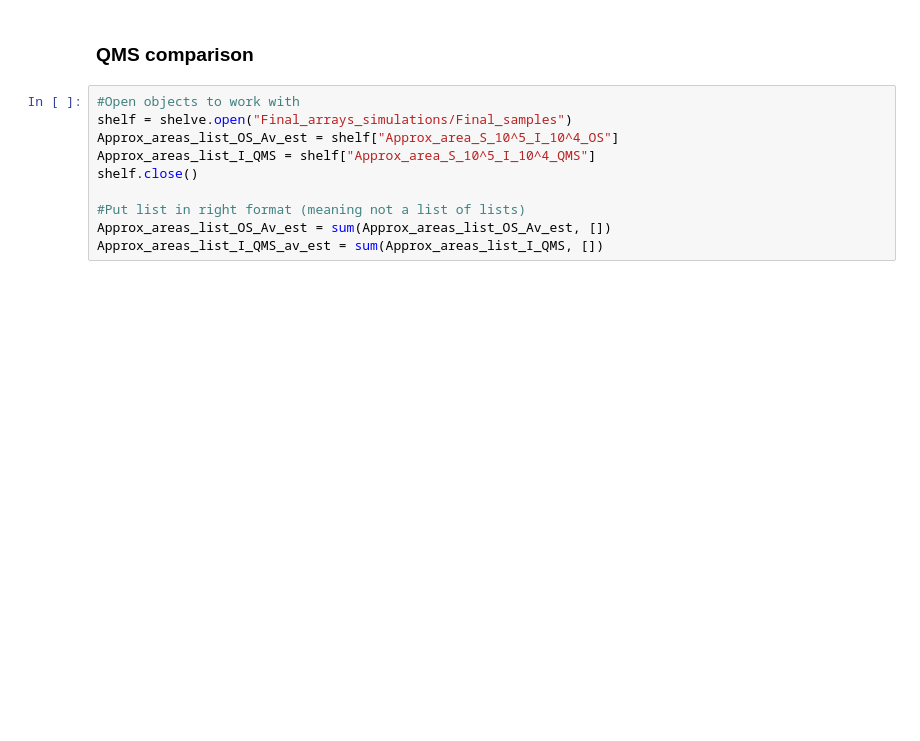
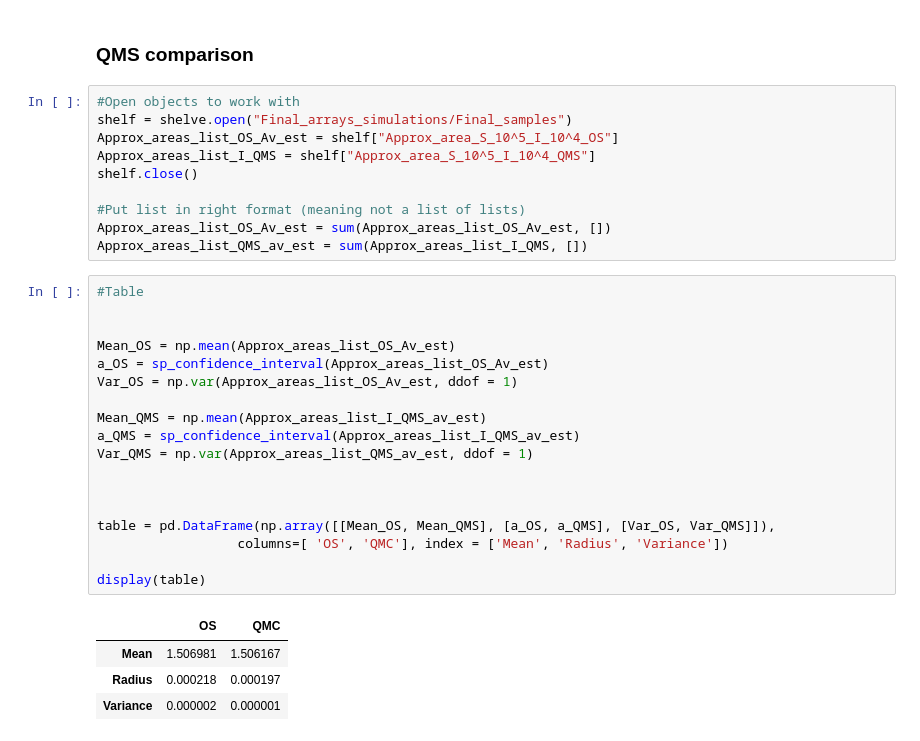
Before and after one commit to soudy/stoch-simulation-assignment1, a Jupyter notebook: notebooks/Mandelbrot_Monte_Carlo.ipynb, the cells around one changed output. Cells and saved outputs as stored; diff of their text form; blank space fills up the shorter version.

```diff
--- a/notebooks/Mandelbrot_Monte_Carlo.ipynb
+++ b/notebooks/Mandelbrot_Monte_Carlo.ipynb
@@ -683,7 +613,30 @@ shelf.close()
 
 #Put list in right format (meaning not a list of lists)
 Approx_areas_list_OS_Av_est = sum(Approx_areas_list_OS_Av_est, [])
-Approx_areas_list_I_QMS_av_est = sum(Approx_areas_list_I_QMS, [])
+Approx_areas_list_QMS_av_est = sum(Approx_areas_list_I_QMS, [])
+# %%
+#Table
+
+
+Mean_OS = np.mean(Approx_areas_list_OS_Av_est)
+a_OS = sp_confidence_interval(Approx_areas_list_OS_Av_est)
+Var_OS = np.var(Approx_areas_list_OS_Av_est, ddof = 1)
+
+Mean_QMS = np.mean(Approx_areas_list_I_QMS_av_est)
+a_QMS = sp_confidence_interval(Approx_areas_list_I_QMS_av_est)
+Var_QMS = np.var(Approx_areas_list_QMS_av_est, ddof = 1)
+
+
+
+table = pd.DataFrame(np.array([[Mean_OS, Mean_QMS], [a_OS, a_QMS], [Var_OS, Var_QMS]]),
+                  columns=[ 'OS', 'QMC'], index = ['Mean', 'Radius', 'Variance'])
+
+display(table)
+# %% [output]
+|  | OS | QMC |
+| Mean | 1.506981 | 1.506167 |
+| Radius | 0.000218 | 0.000197 |
+| Variance | 0.000002 | 0.000001 |
 # %%
 fig = plt.figure(figsize=(5, 4))
 
```
Also changed, not shown: parts of 12 cells of this notebook, 5 other files.
